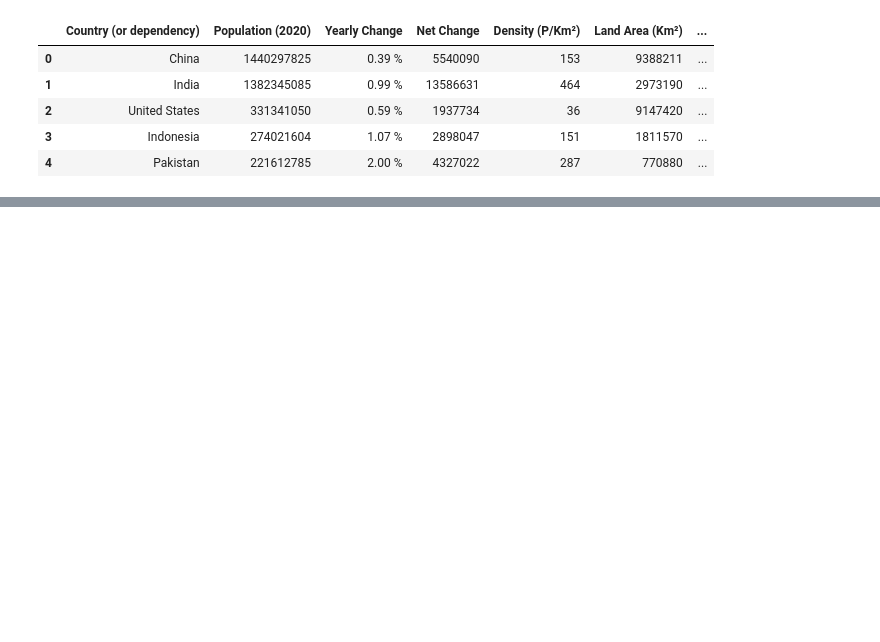
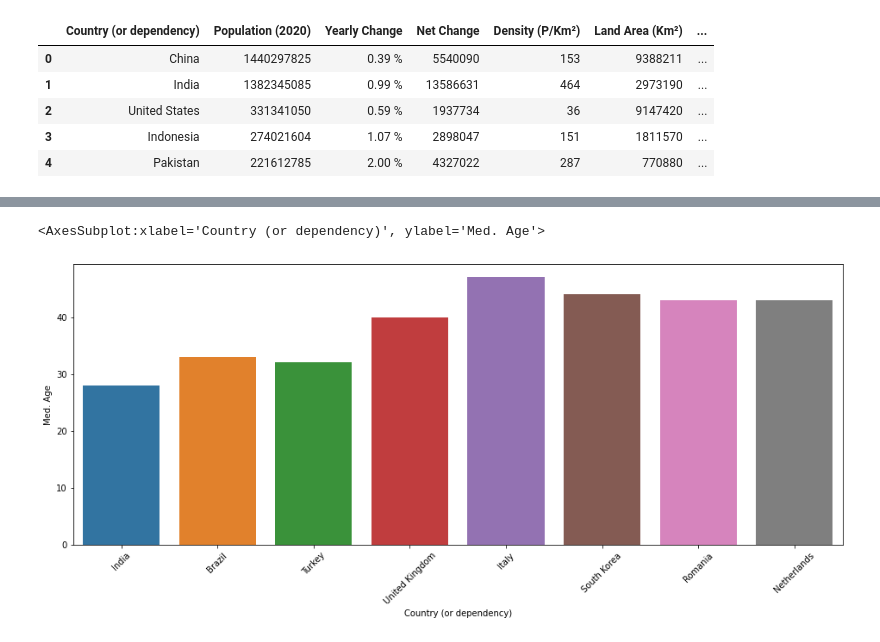
Before and after one commit to fjmutsters/covid19, a Jupyter notebook: Code/countriesanalysis.ipynb, the cells around one changed output, grey strips where cells are left out. Saved outputs shown, nothing was run; the diff lists cells and outputs as text; code cells hidden in the pictures; blank space fills up the shorter version.

```diff
--- a/Code/countriesanalysis.ipynb
+++ b/Code/countriesanalysis.ipynb
@@ -23,0 +179,8 @@ countries[countries['Country (or dependency)'] == 'Netherlands']
+# %%
+#figure of population density (TO DO: sort by Med Age)
+fig, ax = plt.subplots(figsize=(16, 6))
+plt.xticks(rotation = 45)
+sns.barplot(data = df2, x = 'Country (or dependency)', y = 'Med. Age')
+# %% [output]
+<AxesSubplot:xlabel='Country (or dependency)', ylabel='Med. Age'>
+[figure, added]
```
Also changed, not shown: parts of 20 cells of this notebook, 1 other file.
